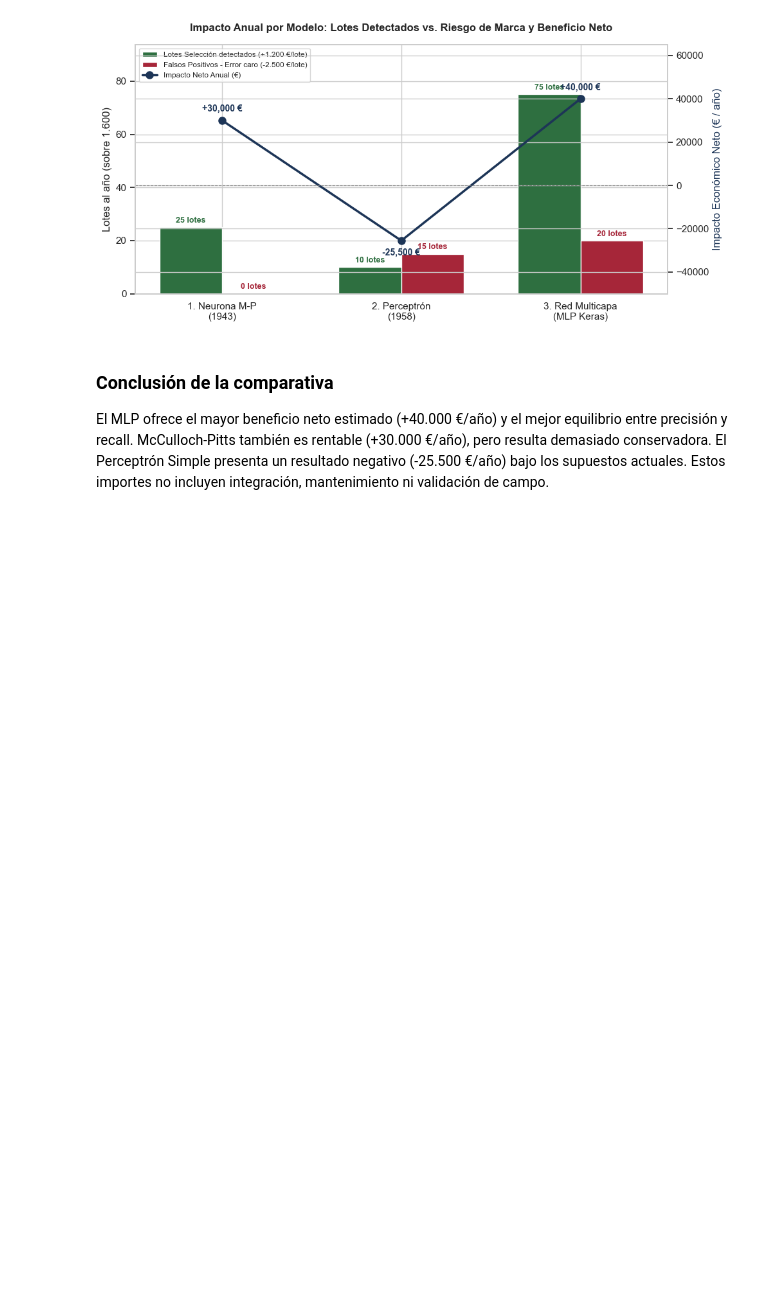
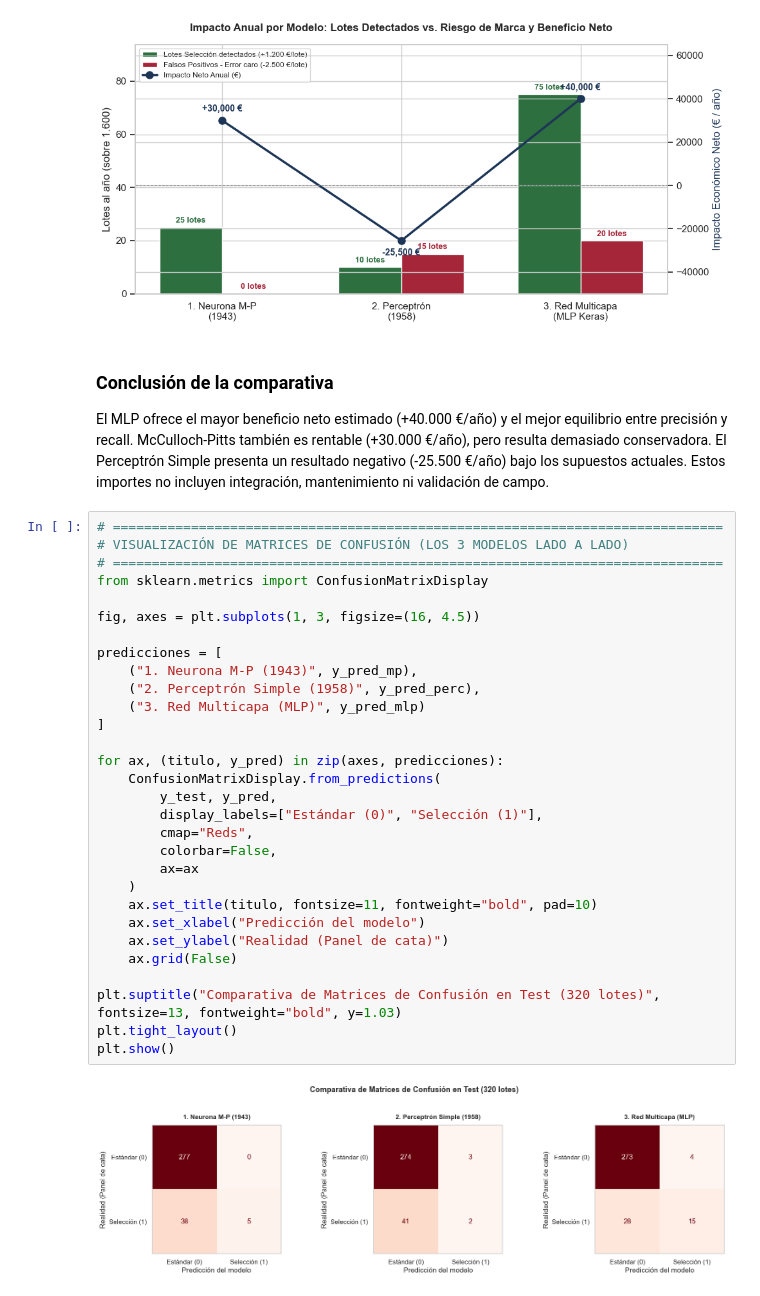
Before and after one commit to IvaBagba/pia-bodegaVinos, a Jupyter notebook: bodegaVinos.ipynb, the cells around one changed output. Cells and saved outputs as stored; diff of their text form; blank space fills up the shorter version.

```diff
--- a/bodegaVinos.ipynb
+++ b/bodegaVinos.ipynb
@@ -663,3 +657,35 @@ TABLA RESUMEN COMPARATIVA (PROYECCIÓN ANUAL A 1.600 LOTES):
 ### Conclusión de la comparativa
 
 El MLP ofrece el mayor beneficio neto estimado (+40.000 €/año) y el mejor equilibrio entre precisión y recall. McCulloch-Pitts también es rentable (+30.000 €/año), pero resulta demasiado conservadora. El Perceptrón Simple presenta un resultado negativo (-25.500 €/año) bajo los supuestos actuales. Estos importes no incluyen integración, mantenimiento ni validación de campo.
+# %%
+# ==============================================================================
+# VISUALIZACIÓN DE MATRICES DE CONFUSIÓN (LOS 3 MODELOS LADO A LADO)
+# ==============================================================================
+from sklearn.metrics import ConfusionMatrixDisplay
+
+fig, axes = plt.subplots(1, 3, figsize=(16, 4.5))
+
+predicciones = [
+    ("1. Neurona M-P (1943)", y_pred_mp),
+    ("2. Perceptrón Simple (1958)", y_pred_perc),
+    ("3. Red Multicapa (MLP)", y_pred_mlp)
+]
+
+for ax, (titulo, y_pred) in zip(axes, predicciones):
+    ConfusionMatrixDisplay.from_predictions(
+        y_test, y_pred,
+        display_labels=["Estándar (0)", "Selección (1)"],
+        cmap="Reds",
+        colorbar=False,
+        ax=ax
+    )
+    ax.set_title(titulo, fontsize=11, fontweight="bold", pad=10)
+    ax.set_xlabel("Predicción del modelo")
+    ax.set_ylabel("Realidad (Panel de cata)")
+    ax.grid(False)
+
+plt.suptitle("Comparativa de Matrices de Confusión en Test (320 lotes)", fontsize=13, fontweight="bold", y=1.03)
+plt.tight_layout()
+plt.show()
+# %% [output]
+[figure, added]
```
Also changed, not shown: parts of 2 cells of this notebook.
